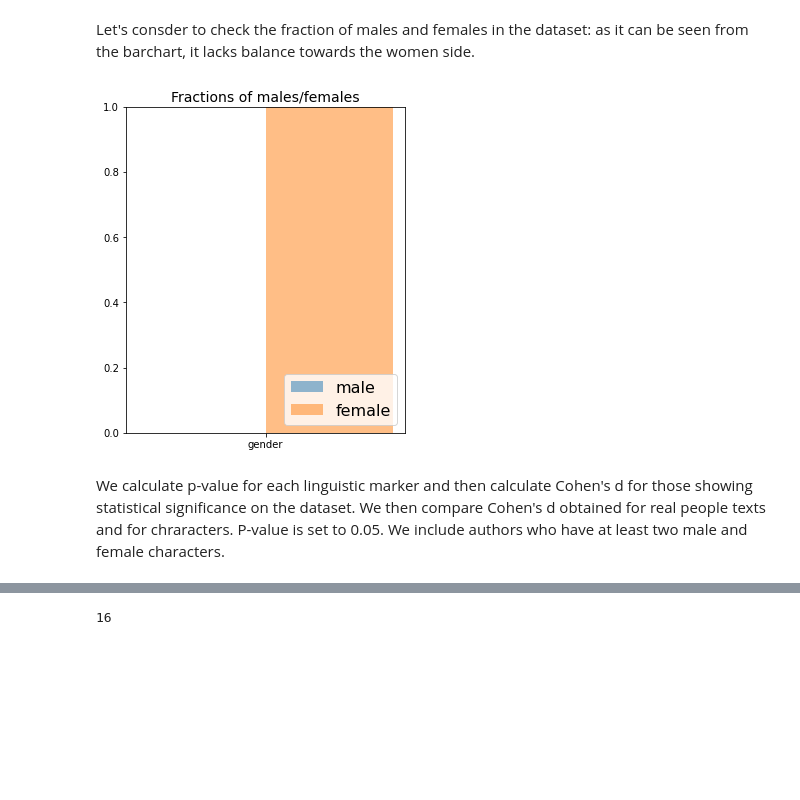
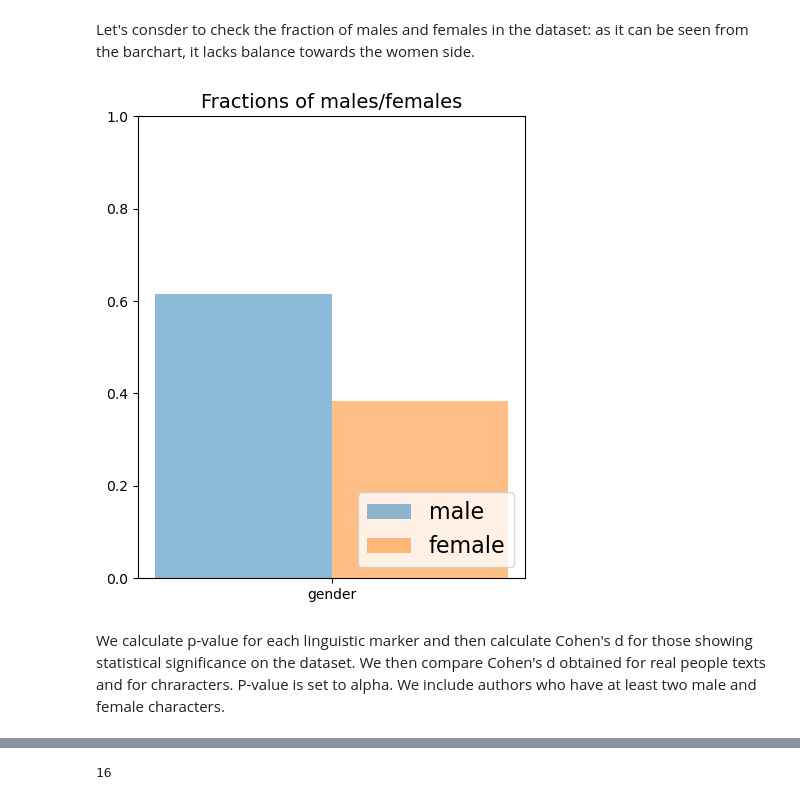
Before and after one commit to estiei/Big-Five-Backstage, a Jupyter notebook: demo.ipynb, the cells around one changed output, grey strips where cells are left out. Cells and saved outputs as stored; diff of their text form; code cells hidden in the pictures; blank space fills up the shorter version.

```diff
--- a/data_processing_Big5_publishing_V_cpy.ipynb
+++ b/demo.ipynb
@@ -41,21 +37,21 @@ ling_markers = list(baseline['feature'])
 # %% [markdown]
 Let's consder to check the fraction of males and females in the dataset: as it can be seen from the barchart, it lacks balance towards the women side.
 # %%
-fractions_g_male = len(ds_full[ds_full['gender'] == 'M'])/len(ds_full)
+fractions_g_male = len(ds_full[ds_full['gender'] == 1])/len(ds_full)
 fractions_g_female = 1 - fractions_g_male
 
 X_axis = np.arange(1)
 
 plt.figure(figsize=(5,6))
 
 bars_pos = plt.bar(X_axis - 0.2, fractions_g_male, 0.4, label='male', alpha=0.5)
 bars_neg = plt.bar(X_axis + 0.2, fractions_g_female, 0.4, label='female', alpha=0.5)
 
 plt.xticks(X_axis, ['gender'])
 plt.ylim(0, 1)
 plt.legend(loc='lower right', fontsize=16)
 plt.title('Fractions of males/females', fontsize=14)
 
 plt.show()
 # %% [output]
-[figure, old version]
+[figure, new version]
@@ -138,4 +58,4 @@ def d_corresp(baseline:pd.DataFrame, d_fict:dict):
 # %% [markdown]
 We calculate p-value for each linguistic marker and then calculate Cohen's d for those showing statistical significance on the dataset.
 We then compare Cohen's d obtained for real people texts and for chraracters.
-P-value is set to 0.05. We include authors who have at least two male and female characters.
+P-value is set to alpha. We include authors who have at least two male and female characters.
```
Also changed, not shown: parts of 18 cells of this notebook, 2 other files.
